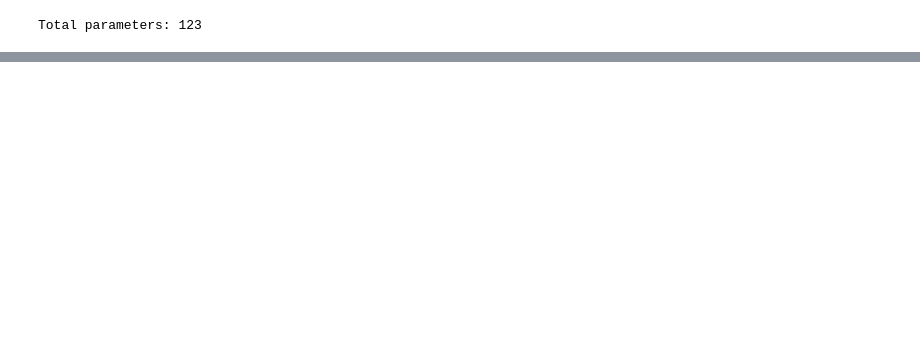
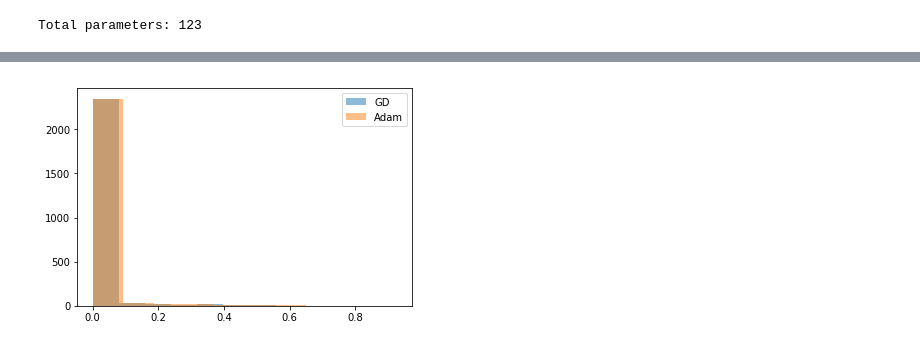
Before and after one commit to sergia-ch/OptMLProject, a Jupyter notebook: minima_and_optimizers.ipynb, the cells around one changed output, grey strips where cells are left out. Saved outputs shown, nothing was run; the diff lists cells and outputs as text; code cells hidden in the pictures; blank space fills up the shorter version.

```diff
--- a/minima_and_optimizers.ipynb
+++ b/minima_and_optimizers.ipynb
@@ -206,0 +265,14 @@ tf.gradients(loss, params)
+# %%
+def hist_th(eigens, threshold = 100, name = 'GD'):
+    plt.hist(np.extract(np.abs(eigens) < threshold, np.abs(eigens)), label = name, alpha = 0.5)
+    #plt.show()
+# %%
+def plot_for_thr(threshold = 100):
+    plt.figure()
+    hist_th(eig_gd, threshold, 'GD')
+    hist_th(eig_adam, threshold, 'Adam')
+    plt.legend()
+# %%
+plot_for_thr(1)
+# %% [output]
+[figure, added]
```
Also changed, not shown: parts of 35 cells of this notebook, 1 other file.
